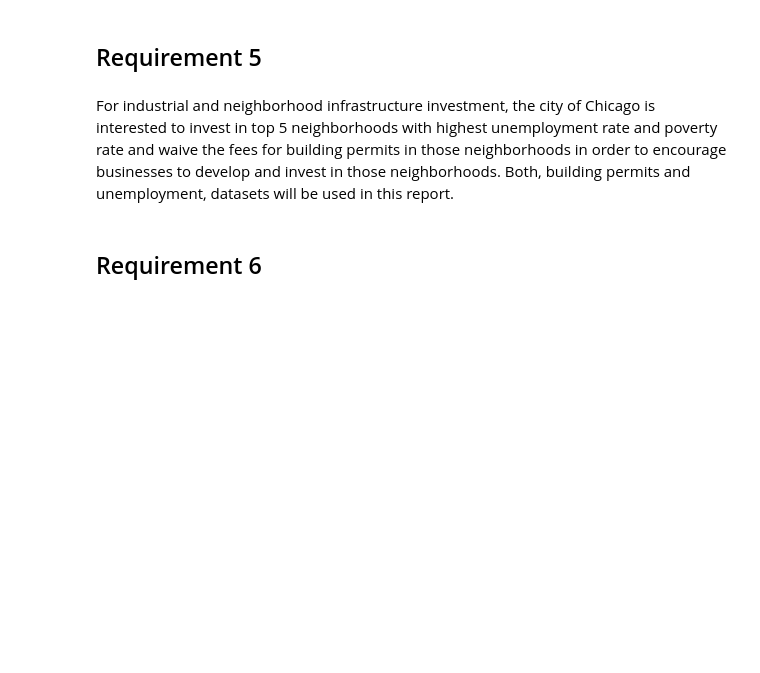
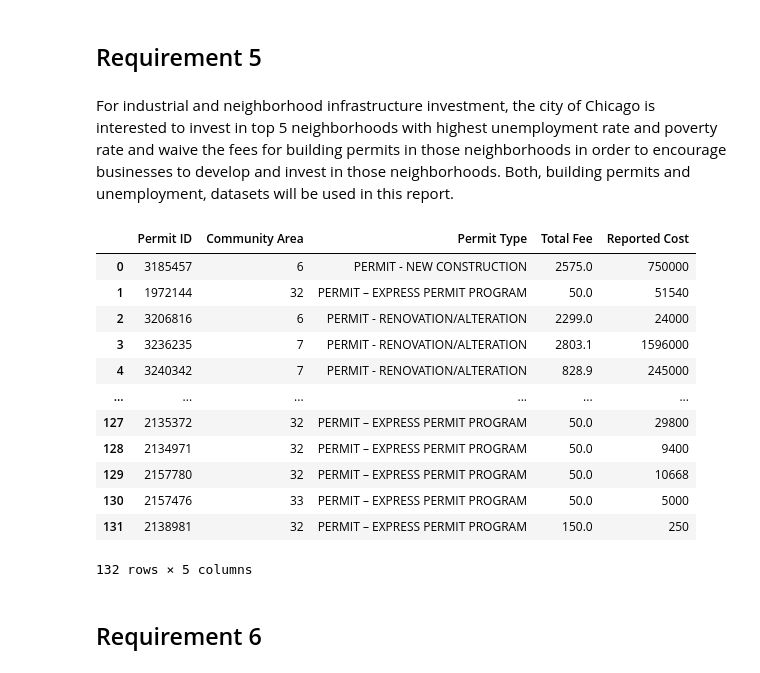
Before and after one commit to EliFreedman/MSDS-432, a Jupyter notebook: analysis/requirements.ipynb, the cells around one changed output. Cells and saved outputs as stored; diff of their text form; code cells hidden in the pictures; blank space fills up the shorter version.

```diff
--- a/analysis/requirements.ipynb
+++ b/analysis/requirements.ipynb
@@ -178,3 +422,45 @@ For industrial and neighborhood infrastructure investment, the city of Chicago i
+# %%
+r5_cur = conn.cursor()
+
+r5_cur.execute("""
+                SELECT bp.id,
+                    bp.community_area,
+                    bp.permit_type,
+                    bp.total_fee,
+                    bp.reported_cost
+                FROM building_permits AS bp
+                JOIN
+                    (SELECT community_area_number,
+                            percent_aged_16_unemployed,
+                            per_capita_income
+                    FROM census_data
+                    ORDER BY percent_aged_16_unemployed,
+                            per_capita_income DESC
+                    LIMIT 5) AS cd ON bp.community_area = cd.community_area_number;
+               """
+)
+
+waive_permit_fees = r5_cur.fetchall()
+
+r5_cur.close()
+
+waive_permit_fees_df = pd.DataFrame(waive_permit_fees, columns=["Permit ID", "Community Area", "Permit Type", "Total Fee", "Reported Cost"])
+
+waive_permit_fees_df
+# %% [output]
+|  | Permit ID | Community Area | Permit Type | Total Fee | Reported Cost |
+| 0 | 3185457 | 6 | PERMIT - NEW CONSTRUCTION | 2575.0 | 750000 |
+| 1 | 1972144 | 32 | PERMIT – EXPRESS PERMIT PROGRAM | 50.0 | 51540 |
+| 2 | 3206816 | 6 | PERMIT - RENOVATION/ALTERATION | 2299.0 | 24000 |
+| 3 | 3236235 | 7 | PERMIT - RENOVATION/ALTERATION | 2803.1 | 1596000 |
+| 4 | 3240342 | 7 | PERMIT - RENOVATION/ALTERATION | 828.9 | 245000 |
+| ... | ... | ... | ... | ... | ... |
+| 127 | 2135372 | 32 | PERMIT – EXPRESS PERMIT PROGRAM | 50.0 | 29800 |
+| 128 | 2134971 | 32 | PERMIT – EXPRESS PERMIT PROGRAM | 50.0 | 9400 |
+| 129 | 2157780 | 32 | PERMIT – EXPRESS PERMIT PROGRAM | 50.0 | 10668 |
+| 130 | 2157476 | 33 | PERMIT – EXPRESS PERMIT PROGRAM | 50.0 | 5000 |
+| 131 | 2138981 | 32 | PERMIT – EXPRESS PERMIT PROGRAM | 150.0 | 250 |
+132 rows × 5 columns
 # %% [markdown]
 ## Requirement 6
 # %% [markdown]
```
Also changed, not shown: parts of 11 cells of this notebook.
